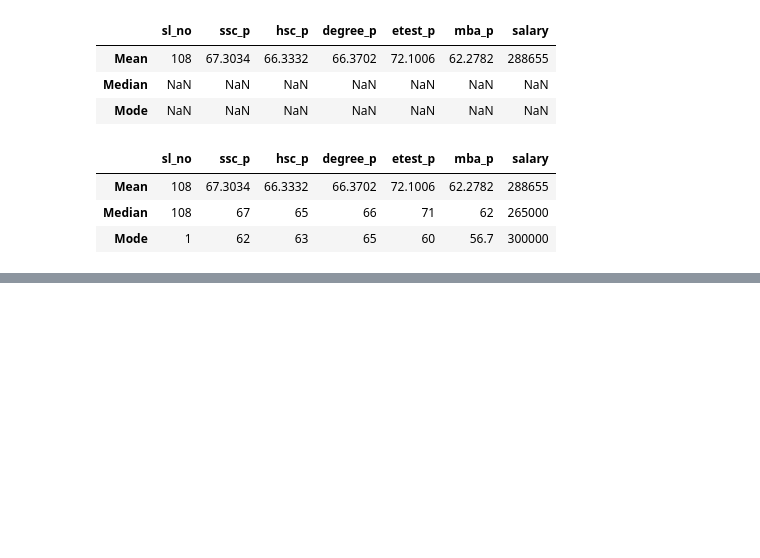
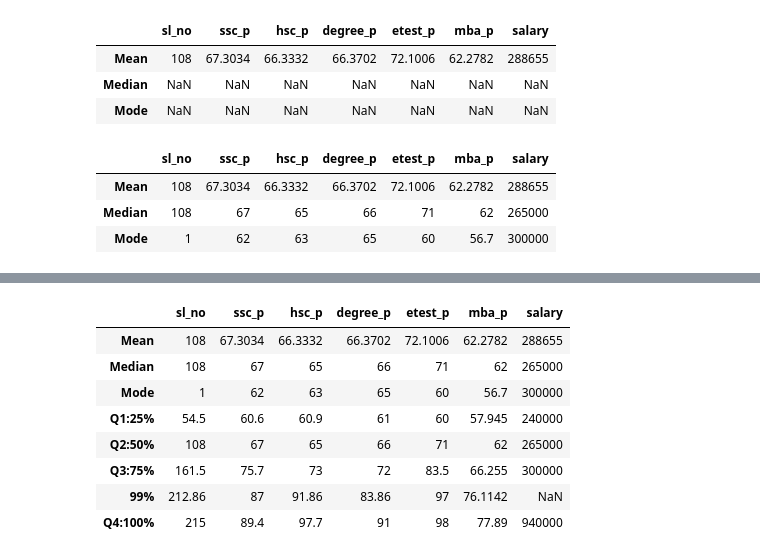
Before and after one commit to Karpagavalli33/Data-Science, a Jupyter notebook: Central tendency.ipynb, the cells around one changed output, grey strips where cells are left out. Drawn from its saved outputs; the diff is of its cells as text; code cells hidden in the pictures; blank space fills up the shorter version.

```diff
--- a/Central tendency.ipynb
+++ b/Central tendency.ipynb
@@ -242,0 +260,23 @@ descriptive
+# %%
+descriptive=pd.DataFrame(index=["Mean","Median","Mode","Q1:25%","Q2:50%","Q3:75%","99%","Q4:100%"],columns=quan)
+for ColumnName in quan:
+    descriptive[ColumnName]["Mean"]=dataset[ColumnName].mean()
+    descriptive[ColumnName]["Median"]=dataset[ColumnName].median()
+    descriptive[ColumnName]["Mode"]=dataset[ColumnName].mode()[0]
+    descriptive[ColumnName]["Q1:25%"]=dataset.describe()[ColumnName]["25%"]
+    descriptive[ColumnName]["Q2:50%"]=dataset.describe()[ColumnName]["50%"]
+    descriptive[ColumnName]["Q3:75%"]=dataset.describe()[ColumnName]["75%"]
+    descriptive[ColumnName]["99%"]=np.percentile(dataset[ColumnName],99)
+    descriptive[ColumnName]["Q4:100%"]=dataset.describe()[ColumnName]["max"]
+# %%
+descriptive
+# %% [output]
+|  | sl_no | ssc_p | hsc_p | degree_p | etest_p | mba_p | salary |
+| Mean | 108 | 67.3034 | 66.3332 | 66.3702 | 72.1006 | 62.2782 | 288655 |
+| Median | 108 | 67 | 65 | 66 | 71 | 62 | 265000 |
+| Mode | 1 | 62 | 63 | 65 | 60 | 56.7 | 300000 |
+| Q1:25% | 54.5 | 60.6 | 60.9 | 61 | 60 | 57.945 | 240000 |
+| Q2:50% | 108 | 67 | 65 | 66 | 71 | 62 | 265000 |
+| Q3:75% | 161.5 | 75.7 | 73 | 72 | 83.5 | 66.255 | 300000 |
+| 99% | 212.86 | 87 | 91.86 | 83.86 | 97 | 76.1142 | NaN |
+| Q4:100% | 215 | 89.4 | 97.7 | 91 | 98 | 77.89 | 940000 |
```
Also changed, not shown: parts of 2 cells of this notebook.
